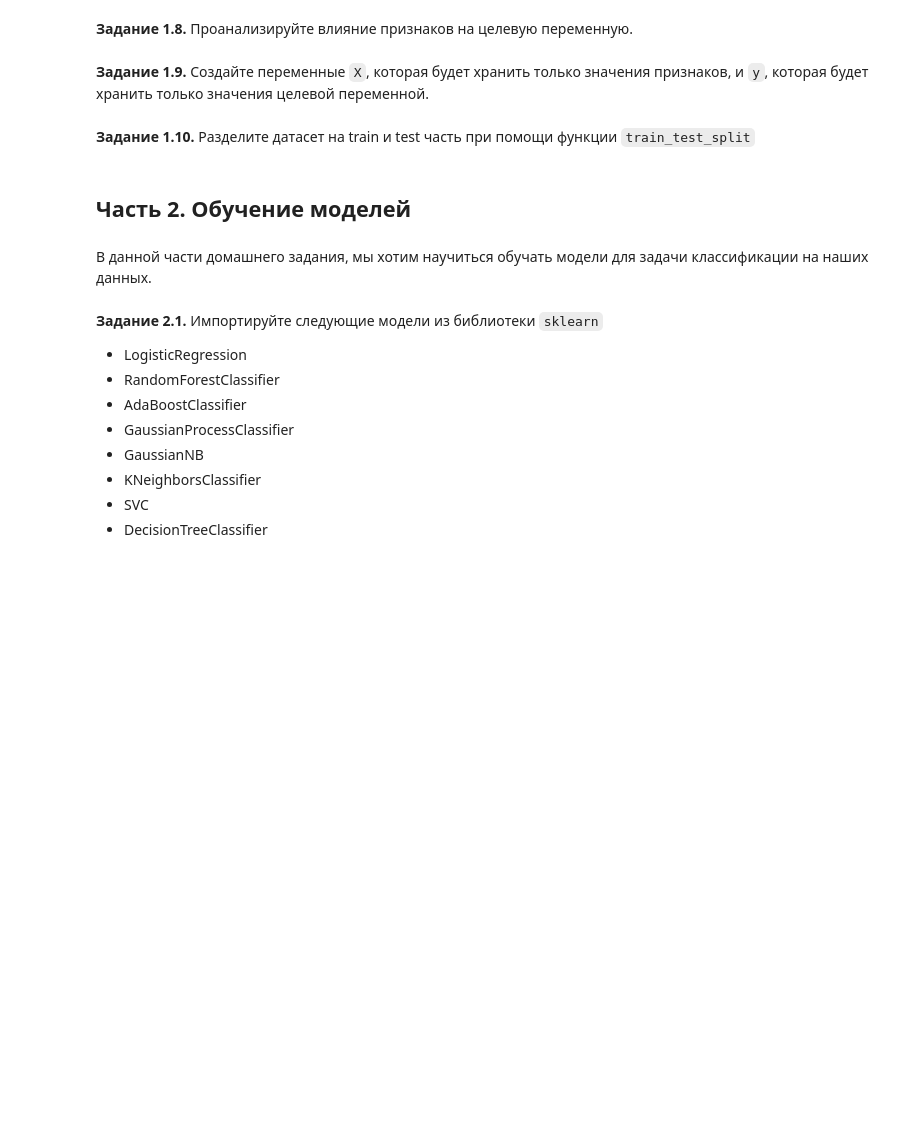
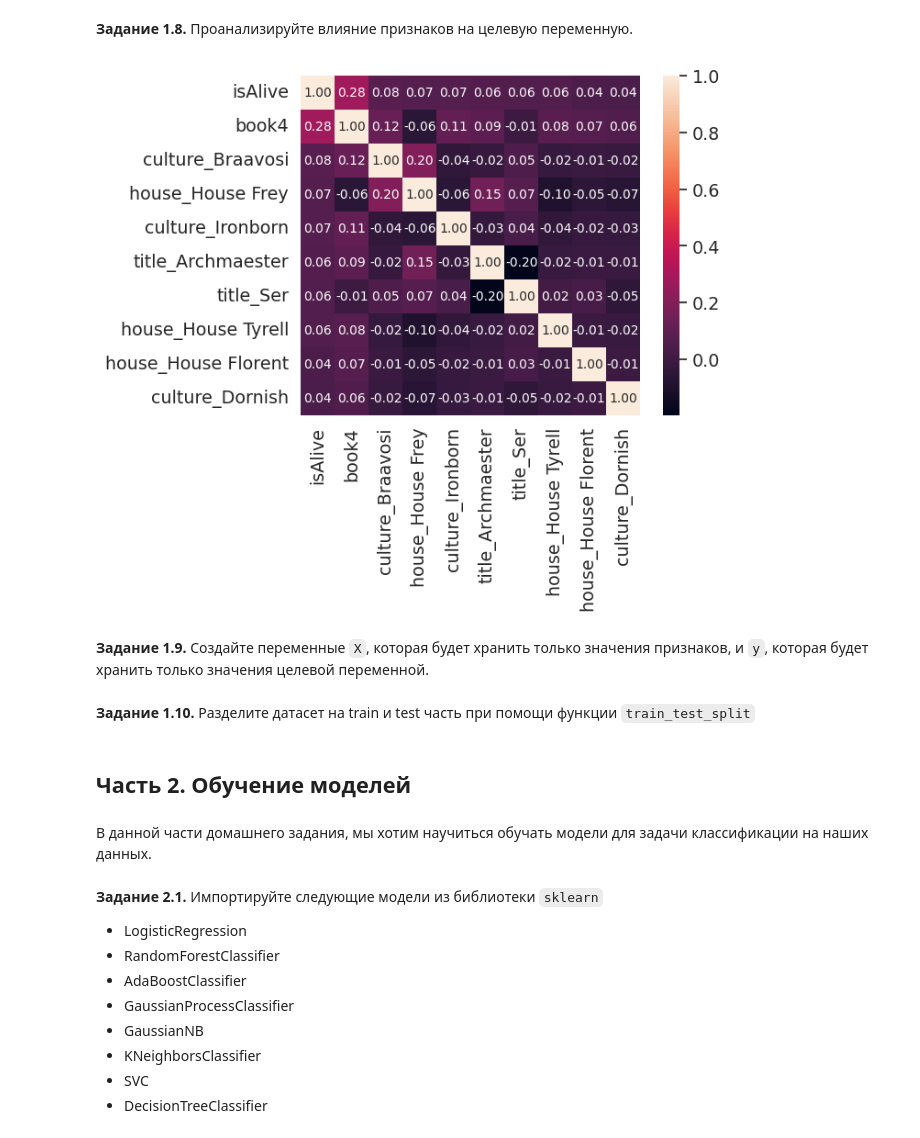
Before and after one commit to antoneka/dls, a Jupyter notebook: hw_1_game_of_thrones.ipynb, the cells around one changed output. Cells and saved outputs as stored; diff of their text form; code cells hidden in the pictures; blank space fills up the shorter version.

```diff
--- a/hw_1_game_of_thrones.ipynb
+++ b/hw_1_game_of_thrones.ipynb
@@ -232,8 +211,0 @@ df.drop(columns=['isAliveSpouse'], inplace=True)
-# %%
-df.drop(columns=['popularity'], inplace=True)
-# %%
-df.drop(columns=['isMarried'], inplace=True)
-# %%
-
-df.fillna({'age': df['age'].median()}, inplace=True)
-df.isna().sum()
@@ -282,6 +212,4 @@ memory usage: 251.2+ KB
 # %%
-unprocessed_cat_features = categorial_features.select_dtypes(include=[object]).columns.tolist()
+unprocessed_cat_features = df.select_dtypes(include=[object]).columns.tolist()
 unprocessed_cat_features
-
-df.culture.unique()
 # %% [output]
@@ -331,2 +248,15 @@ Index(['male', 'dateOfBirth', 'book1', 'book2', 'book3', 'book4', 'book5',
+# %%
+corrmat = df_one_hot.corr()
+f, ax = plt.subplots(figsize=(12, 9))
+
+# correlation matrix
+k = 10 # number of variables for heatmap
+cols = corrmat.nlargest(k, 'isAlive')['isAlive'].index
+cm = np.corrcoef(df_one_hot[cols].values.T)
+sns.set(font_scale=1.25)
+hm = sns.heatmap(cm, cbar=True, annot=True, square=True, fmt='.2f', annot_kws={'size': 10}, yticklabels=cols.values, xticklabels=cols.values)
+plt.show()
+# %% [output]
+[figure, added]
 # %% [markdown]
 **Задание 1.9.** Создайте переменные `X`, которая будет хранить только значения признаков, и `y`, которая будет хранить только значения целевой переменной.
```
Also changed, not shown: parts of 15 cells of this notebook.
